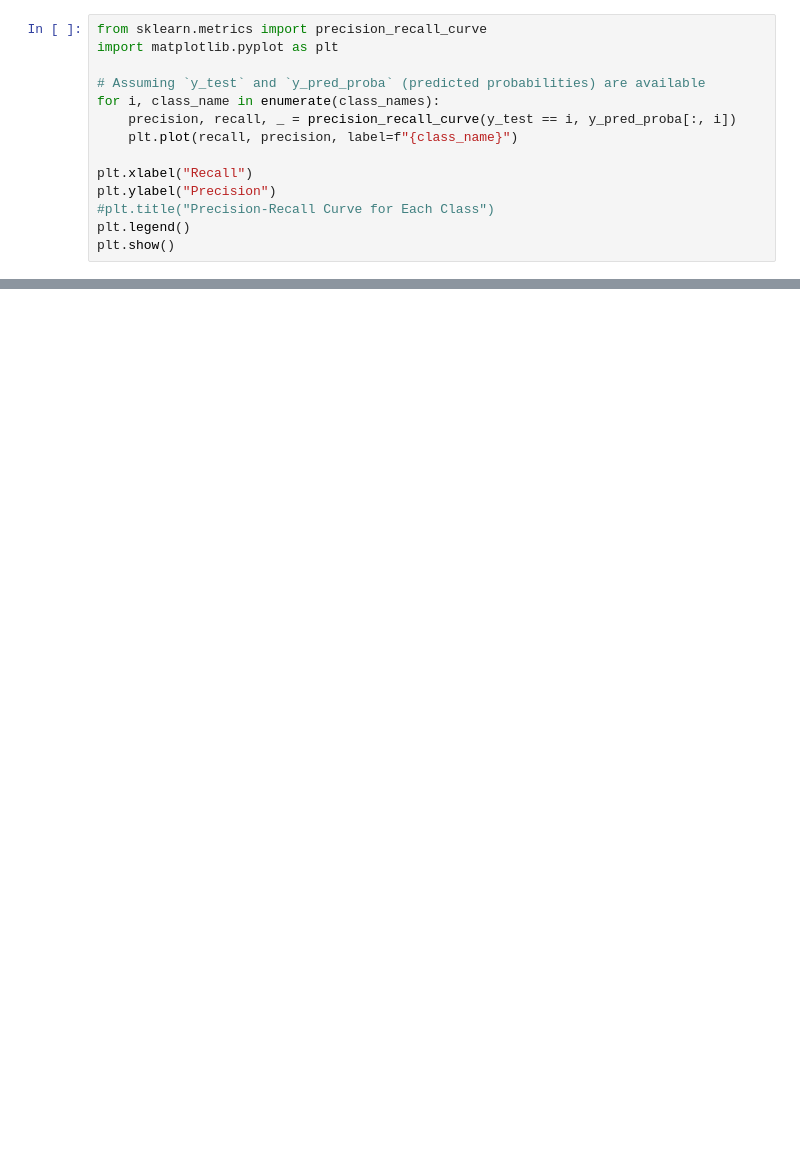
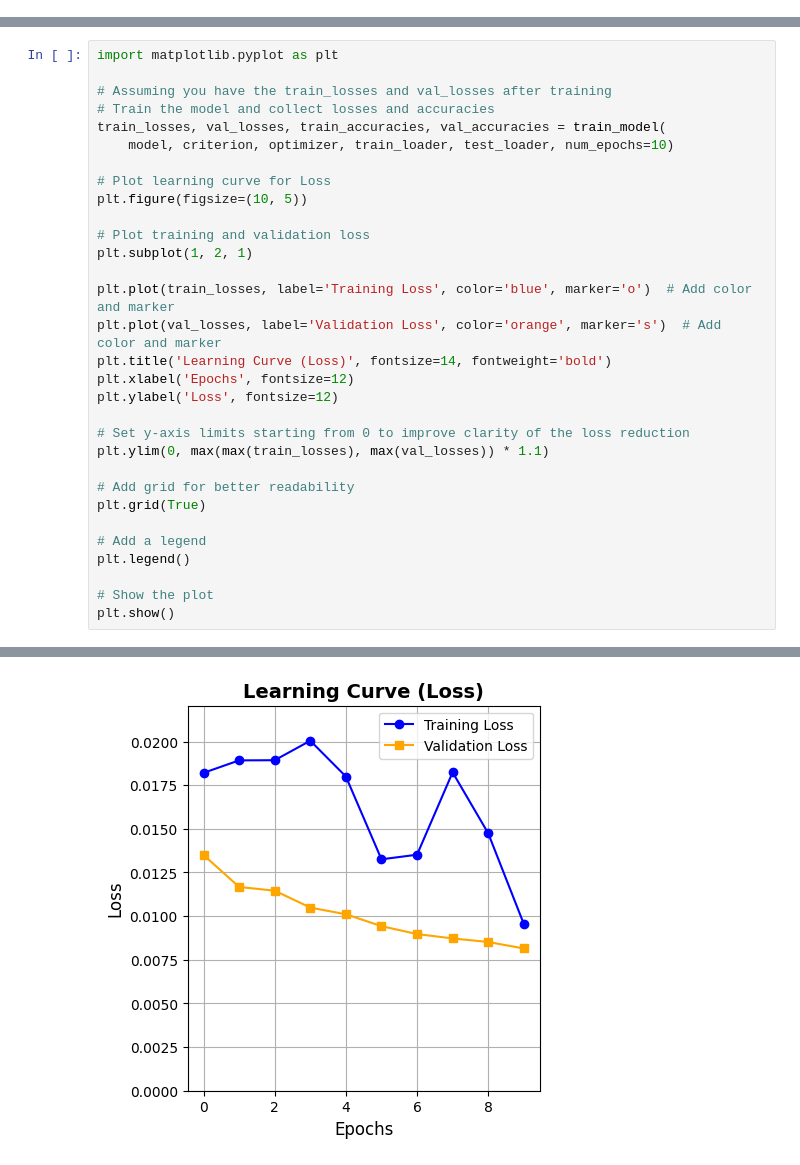
Before and after one commit to engrmuhammadumar/signal-processing-deep-learning, a Jupyter notebook: Implementation/code.ipynb, the cells around one changed output, grey strips where cells are left out. Saved outputs shown, nothing was run; the diff lists cells and outputs as text; blank space fills up the shorter version.

```diff
--- a/Implementation/code.ipynb
+++ b/Implementation/code.ipynb
@@ -577,14 +0,0 @@ y_pred_proba = voting_clf.predict_proba(X_test)
-# %%
-from sklearn.metrics import precision_recall_curve
-import matplotlib.pyplot as plt
-
-# Assuming `y_test` and `y_pred_proba` (predicted probabilities) are available
-for i, class_name in enumerate(class_names):
-    precision, recall, _ = precision_recall_curve(y_test == i, y_pred_proba[:, i])
-    plt.plot(recall, precision, label=f"{class_name}")
-
-plt.xlabel("Recall")
-plt.ylabel("Precision")
-#plt.title("Precision-Recall Curve for Each Class")
-plt.legend()
-plt.show()
@@ -1099,0 +246,32 @@ Error:
+# %%
+import matplotlib.pyplot as plt
+
+# Assuming you have the train_losses and val_losses after training
+# Train the model and collect losses and accuracies
+train_losses, val_losses, train_accuracies, val_accuracies = train_model(
+    model, criterion, optimizer, train_loader, test_loader, num_epochs=10)
+
+# Plot learning curve for Loss
+plt.figure(figsize=(10, 5))
+
+# Plot training and validation loss
+plt.subplot(1, 2, 1)
+
+plt.plot(train_losses, label='Training Loss', color='blue', marker='o')  # Add color and marker
+plt.plot(val_losses, label='Validation Loss', color='orange', marker='s')  # Add color and marker
+plt.title('Learning Curve (Loss)', fontsize=14, fontweight='bold')
+plt.xlabel('Epochs', fontsize=12)
+plt.ylabel('Loss', fontsize=12)
+
+# Set y-axis limits starting from 0 to improve clarity of the loss reduction
+plt.ylim(0, max(max(train_losses), max(val_losses)) * 1.1)
+
+# Add grid for better readability
+plt.grid(True)
+
+# Add a legend
+plt.legend()
+
+# Show the plot
+plt.show()
+# %% [output]
@@ -1099,0 +288 @@ Error:
+[figure, added]
```
Also changed, not shown: parts of 54 cells of this notebook.
